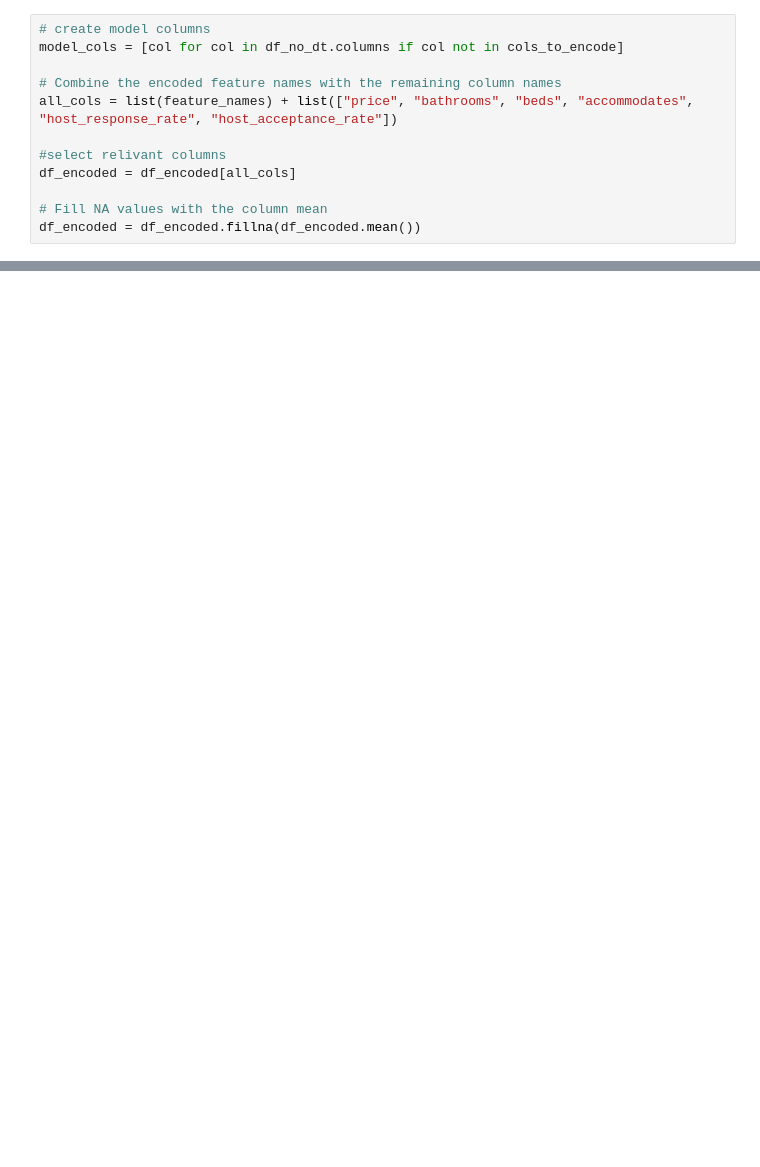
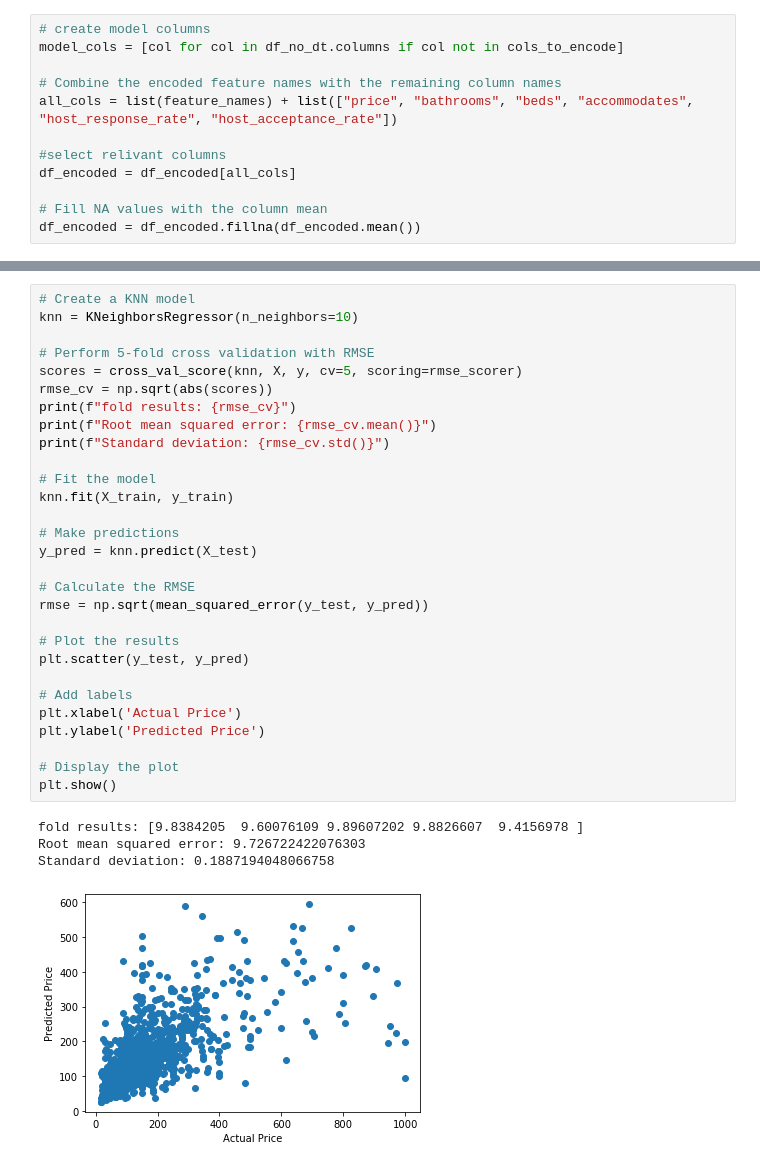
Before and after one commit to kobrinsam/airbnb-pricing-dashboard, a Jupyter notebook: eda.ipynb, the cells around one changed output, grey strips where cells are left out. Saved outputs shown, nothing was run; the diff lists cells and outputs as text; blank space fills up the shorter version.

```diff
--- a/eda.ipynb
+++ b/eda.ipynb
@@ -381,0 +291,34 @@ write_to_snowflake(df, 'ALBANY_MARKET_LISTINGS')
+# %%
+# Create a KNN model
+knn = KNeighborsRegressor(n_neighbors=10)
+
+# Perform 5-fold cross validation with RMSE
+scores = cross_val_score(knn, X, y, cv=5, scoring=rmse_scorer)
+rmse_cv = np.sqrt(abs(scores))
+print(f"fold results: {rmse_cv}")
+print(f"Root mean squared error: {rmse_cv.mean()}")
+print(f"Standard deviation: {rmse_cv.std()}")
+
+# Fit the model
+knn.fit(X_train, y_train)
+
+# Make predictions
+y_pred = knn.predict(X_test)
+
+# Calculate the RMSE
+rmse = np.sqrt(mean_squared_error(y_test, y_pred))
+
+# Plot the results
+plt.scatter(y_test, y_pred)
+
+# Add labels
+plt.xlabel('Actual Price')
+plt.ylabel('Predicted Price')
+
+# Display the plot
+plt.show()
+# %% [output]
+fold results: [9.8384205  9.60076109 9.89607202 9.8826607  9.4156978 ]
+Root mean squared error: 9.726722422076303
+Standard deviation: 0.1887194048066758
+[figure, added]
```
Also changed, not shown: parts of 46 cells of this notebook, 7 other files.
